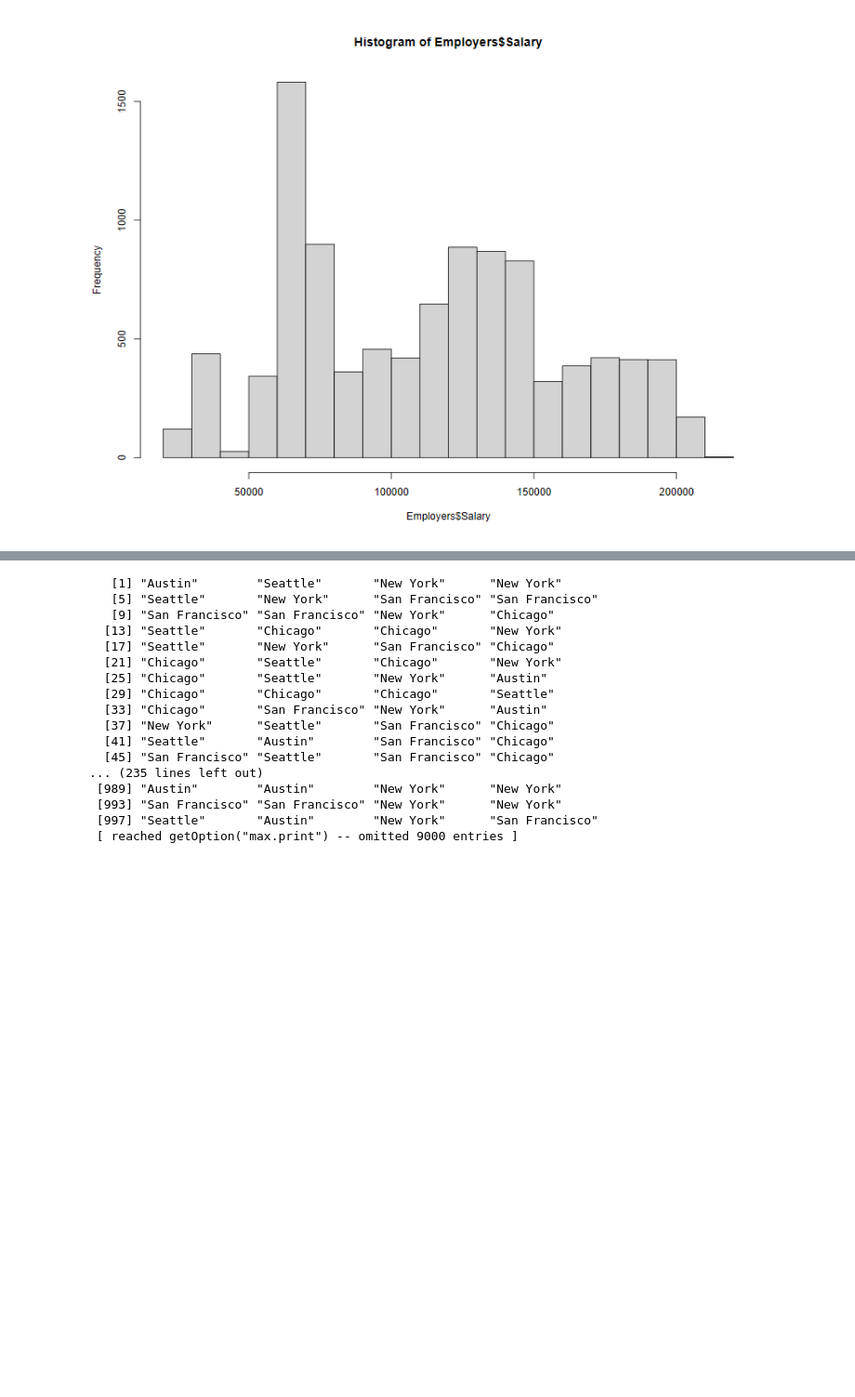
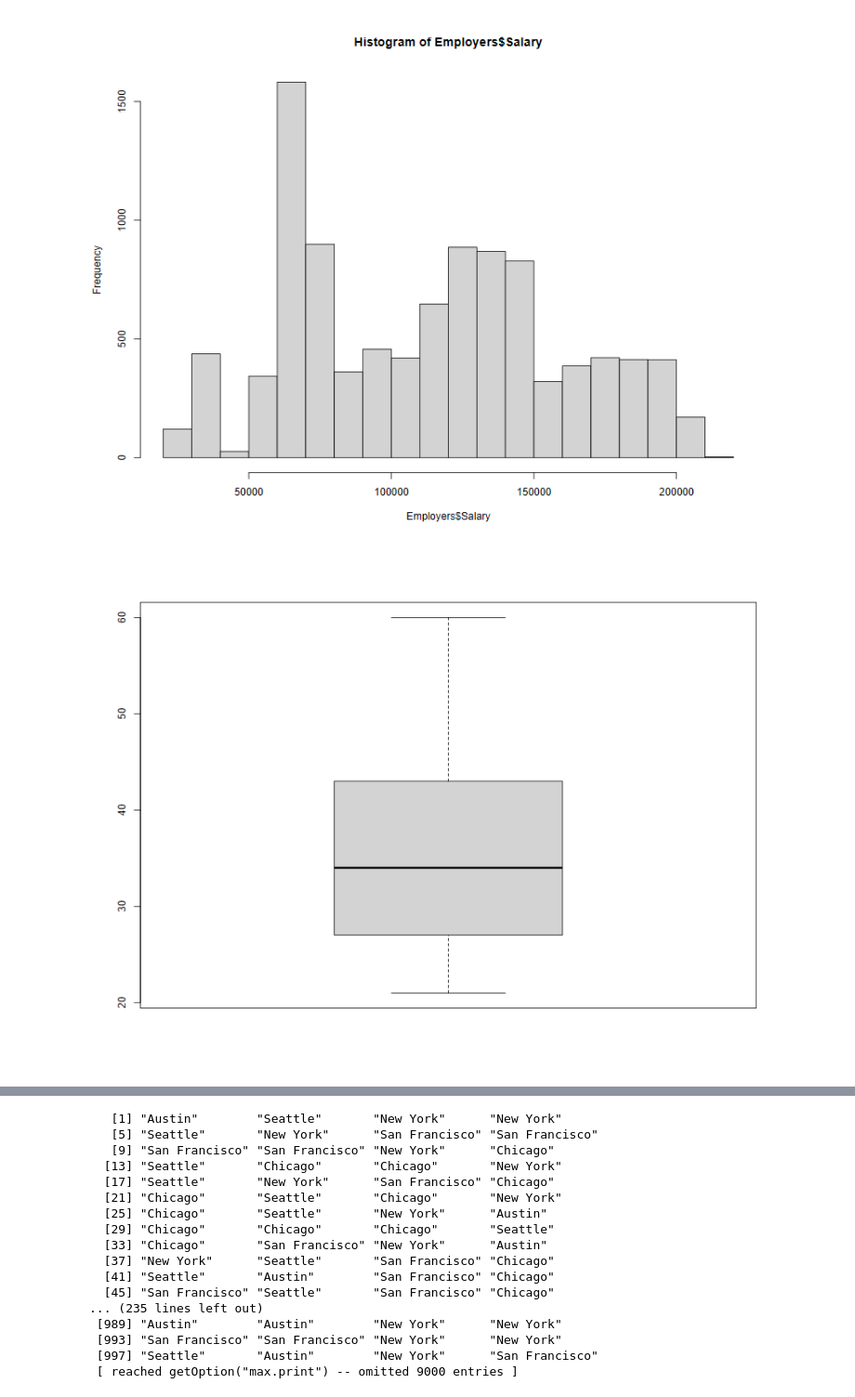
Before and after one commit to djynnius/learning-data-with-lara, a Jupyter notebook: Learniing R/hw1.ipynb, the cells around one changed output, grey strips where cells are left out. Shown: that part at 93% size. Saved outputs shown, nothing was run; the diff lists cells and outputs as text; code cells hidden in the pictures; blank space fills up the shorter version.

```diff
--- a/Learniing R/hw1.ipynb
+++ b/Learniing R/hw1.ipynb
@@ -92,3 +100,7 @@ hist(Employers$Age)
 hist(Employers$Salary)
 # %% [output]
 [figure]
+# %%
+boxplot(Employers$Age)
+# %% [output]
+[figure, added]
```
Also changed, not shown: parts of 3 cells of this notebook.
